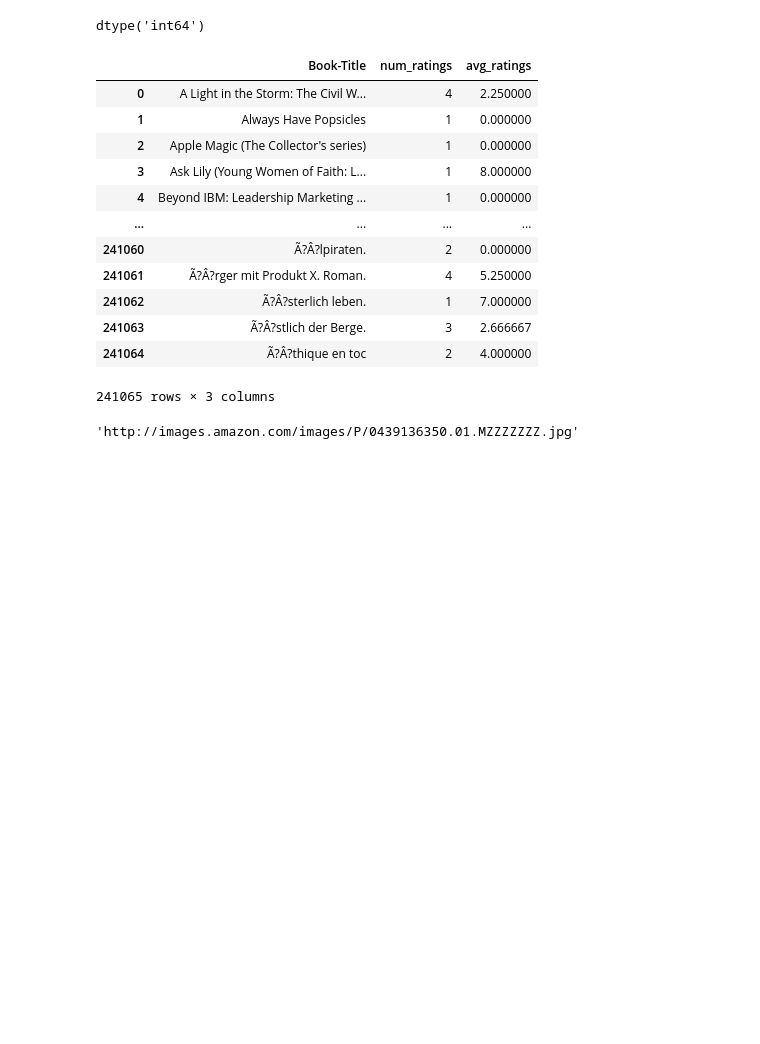
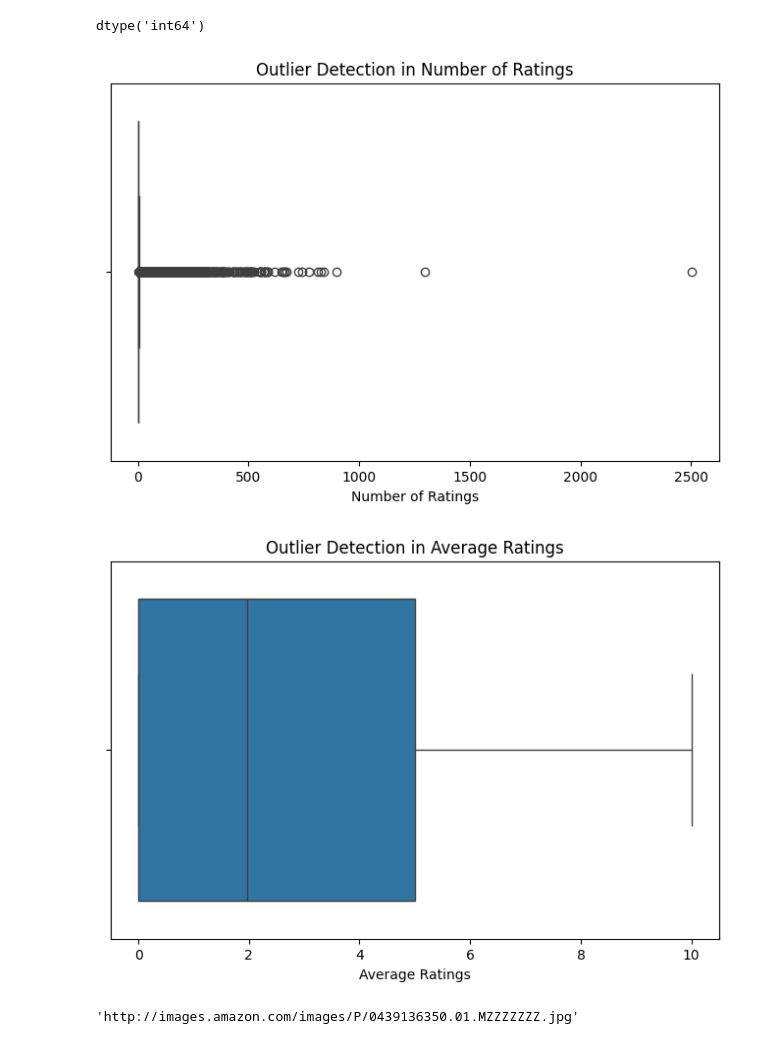
Before and after one commit to SamirShaikh01/Book-Recommandation-System-ML, a Jupyter notebook: app.ipynb, the cells around one changed output. Drawn from its saved outputs; the diff is of its cells as text; code cells hidden in the pictures; blank space fills up the shorter version.

Commit message:
Added some outlier graphs

```diff
--- a/app.ipynb
+++ b/app.ipynb
@@ -142,21 +142,21 @@ ratings_with_names['Book-Rating'].dtype
 dtype('int64')
 # %%
 popular_df = num_rating_df.merge(avg_rating_df,on="Book-Title")
-popular_df
+plt.figure(figsize=(8, 5))
+sns.boxplot(x=popular_df['num_ratings'])
+plt.title("Outlier Detection in Number of Ratings")
+plt.xlabel("Number of Ratings")
+plt.show()
+
+# 2. Boxplot for avg_ratings to detect outliers
+plt.figure(figsize=(8, 5))
+sns.boxplot(x=popular_df['avg_ratings'])
+plt.title("Outlier Detection in Average Ratings")
+plt.xlabel("Average Ratings")
+plt.show()
 # %% [output]
-|  | Book-Title | num_ratings | avg_ratings |
-| 0 | A Light in the Storm: The Civil W... | 4 | 2.250000 |
-| 1 | Always Have Popsicles | 1 | 0.000000 |
-| 2 | Apple Magic (The Collector's series) | 1 | 0.000000 |
-| 3 | Ask Lily (Young Women of Faith: L... | 1 | 8.000000 |
-| 4 | Beyond IBM: Leadership Marketing ... | 1 | 0.000000 |
-| ... | ... | ... | ... |
-| 241060 | Ã?Â?lpiraten. | 2 | 0.000000 |
-| 241061 | Ã?Â?rger mit Produkt X. Roman. | 4 | 5.250000 |
-| 241062 | Ã?Â?sterlich leben. | 1 | 7.000000 |
-| 241063 | Ã?Â?stlich der Berge. | 3 | 2.666667 |
-| 241064 | Ã?Â?thique en toc | 2 | 4.000000 |
-241065 rows × 3 columns
+[figure, added]
+[figure, added]
 # %%
 popular_df = popular_df[popular_df['num_ratings']>=250].sort_values('avg_ratings',ascending=False).head(50)
 # %%
```
Also changed, not shown: parts of 1 cell of this notebook, 1 other file.
